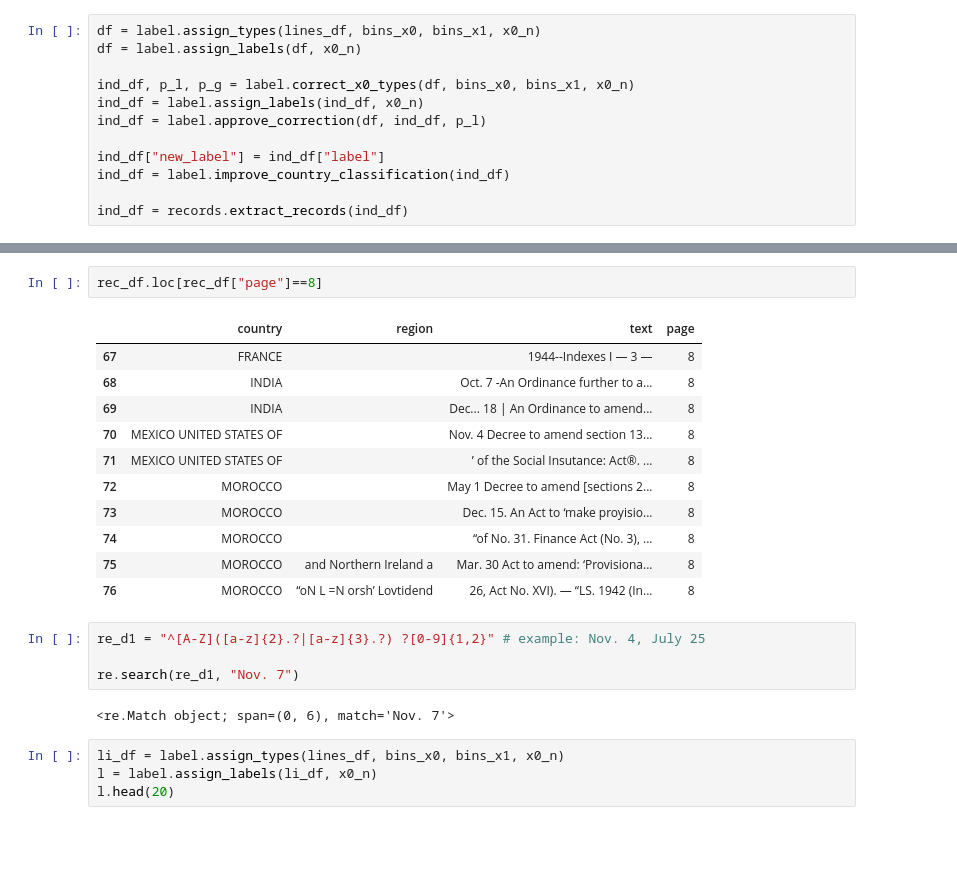
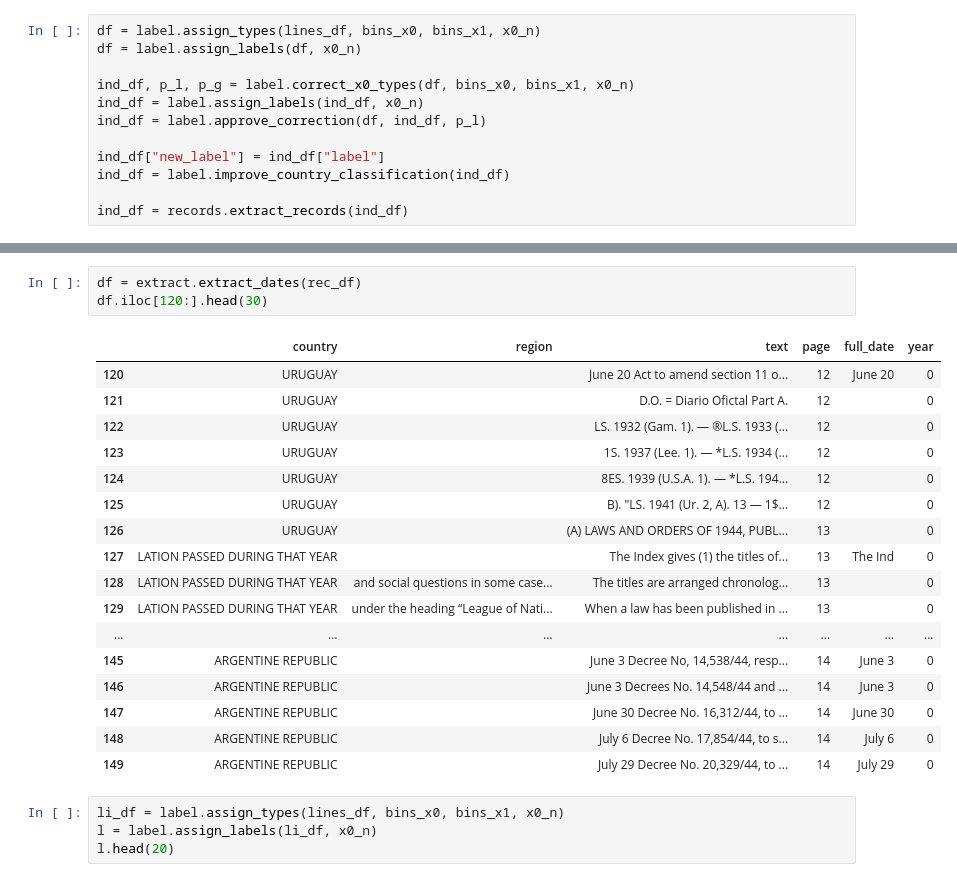
Before and after one commit to jeusa/indexex, a Jupyter notebook: code/index_extraction.ipynb, the cells around one changed output, grey strips where cells are left out. Drawn from its saved outputs; the diff is of its cells as text; blank space fills up the shorter version.

Commit message:
ADD: date extraction

```diff
--- a/code/index_extraction.ipynb
+++ b/code/index_extraction.ipynb
@@ -441,23 +150,24 @@ lines_df.loc[lines_df["page"]==8]
-# %%
-rec_df.loc[rec_df["page"]==8]
-# %% [output]
-|  | country | region | text | page |
-| 67 | FRANCE |  | 1944--Indexes I — 3 — | 8 |
-| 68 | INDIA |  | Oct. 7 -An Ordinance further to a... | 8 |
-| 69 | INDIA |  | Dec... 18 | An Ordinance to amend... | 8 |
-| 70 | MEXICO UNITED STATES OF |  | Nov. 4 Decree to amend section 13... | 8 |
-| 71 | MEXICO UNITED STATES OF |  | ’ of the Social Insutance: Act®. ... | 8 |
-| 72 | MOROCCO |  | May 1 Decree to amend [sections 2... | 8 |
-| 73 | MOROCCO |  | Dec. 15. An Act to ‘make proyisio... | 8 |
-| 74 | MOROCCO |  | “of No. 31. Finance Act (No. 3), ... | 8 |
-| 75 | MOROCCO | and Northern Ireland a | Mar. 30 Act to amend: ‘Provisiona... | 8 |
-| 76 | MOROCCO | “oN L =N orsh’ Lovtidend | 26, Act No. XVI). — “LS. 1942 (In... | 8 |
-# %%
-re_d1 = "^[A-Z]([a-z]{2}.?|[a-z]{3}.?) ?[0-9]{1,2}" # example: Nov. 4, July 25
-
-re.search(re_d1, "Nov. 7")
-# %% [output]
-<re.Match object; span=(0, 6), match='Nov. 7'>
+# %%
+df = extract.extract_dates(rec_df)
+df.iloc[120:].head(30)
+# %% [output]
+|  | country | region | text | page | full_date | year |
+| 120 | URUGUAY |  | June 20 Act to amend section 11 o... | 12 | June 20 | 0 |
+| 121 | URUGUAY |  | D.O. = Diario Ofictal Part A. | 12 |  | 0 |
+| 122 | URUGUAY |  | LS. 1932 (Gam. 1). — ®L.S. 1933 (... | 12 |  | 0 |
+| 123 | URUGUAY |  | 1S. 1937 (Lee. 1). — *L.S. 1934 (... | 12 |  | 0 |
+| 124 | URUGUAY |  | 8ES. 1939 (U.S.A. 1). — *L.S. 194... | 12 |  | 0 |
+| 125 | URUGUAY |  | B). "LS. 1941 (Ur. 2, A). 13 — 1$... | 12 |  | 0 |
+| 126 | URUGUAY |  | (A) LAWS AND ORDERS OF 1944, PUBL... | 13 |  | 0 |
+| 127 | LATION PASSED DURING THAT YEAR |  | The Index gives (1) the titles of... | 13 | The Ind | 0 |
+| 128 | LATION PASSED DURING THAT YEAR | and social questions in some case... | The titles are arranged chronolog... | 13 |  | 0 |
+| 129 | LATION PASSED DURING THAT YEAR | under the heading “League of Nati... | When a law has been published in ... | 13 |  | 0 |
+| ... | ... | ... | ... | ... | ... | ... |
+| 145 | ARGENTINE REPUBLIC |  | June 3 Decree No, 14,538/44, resp... | 14 | June 3 | 0 |
+| 146 | ARGENTINE REPUBLIC |  | June 3 Decrees No. 14,548/44 and ... | 14 | June 3 | 0 |
+| 147 | ARGENTINE REPUBLIC |  | June 30 Decree No. 16,312/44, to ... | 14 | June 30 | 0 |
+| 148 | ARGENTINE REPUBLIC |  | July 6 Decree No. 17,854/44, to s... | 14 | July 6 | 0 |
+| 149 | ARGENTINE REPUBLIC |  | July 29 Decree No. 20,329/44, to ... | 14 | July 29 | 0 |
 # %%
 li_df = label.assign_types(lines_df, bins_x0, bins_x1, x0_n)
 l = label.assign_labels(li_df, x0_n)
```
Also changed, not shown: parts of 16 cells of this notebook, 1 other file.
